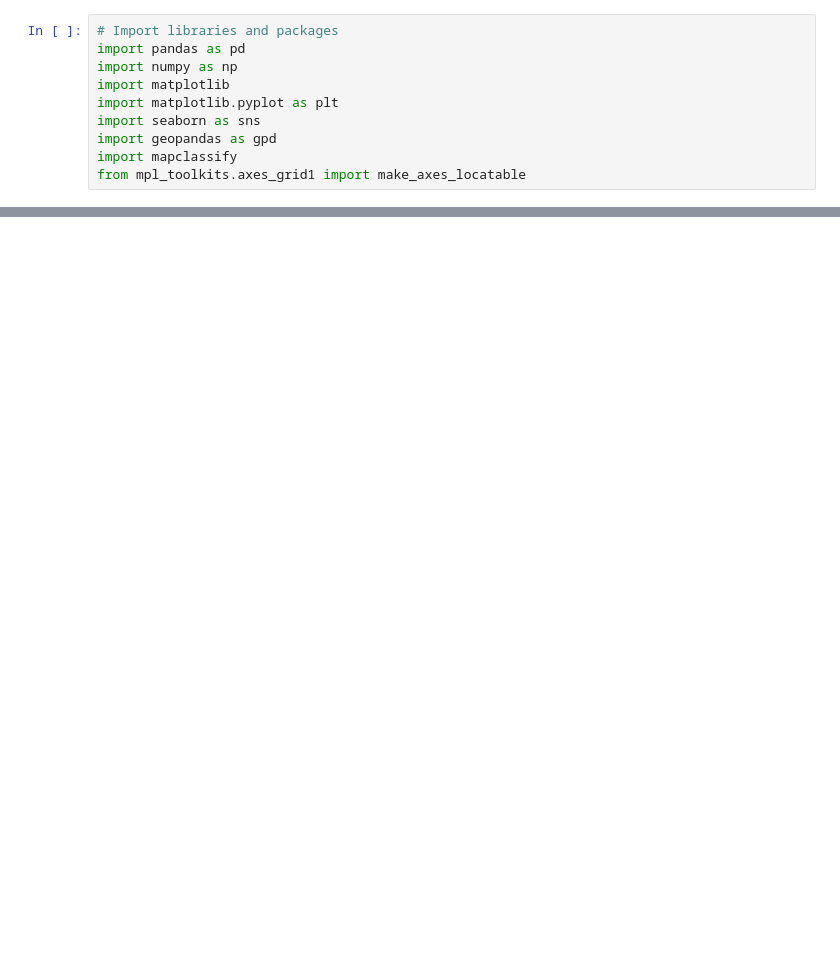
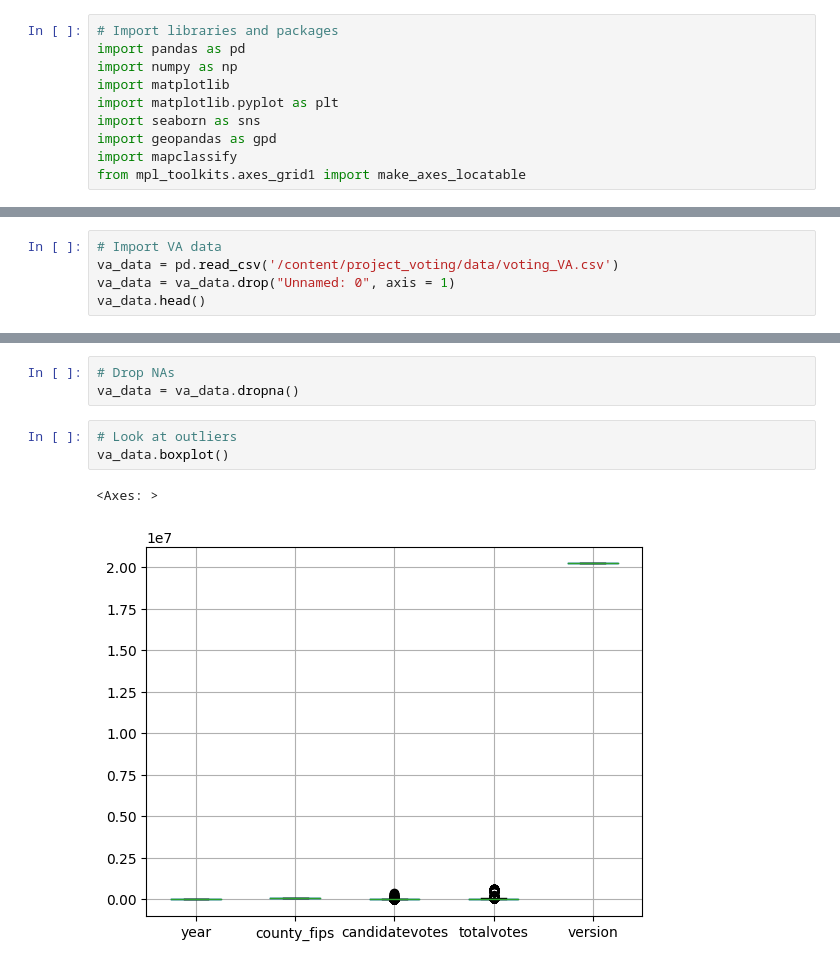
Before and after one commit to amolaka/Notable-Projects, a Jupyter notebook: voting_models.ipynb, the cells around one changed output, grey strips where cells are left out. Saved outputs shown, nothing was run; the diff lists cells and outputs as text; blank space fills up the shorter version.

Commit message:
cleaned va data and county adjacencies

```diff
--- a/voting_models.ipynb
+++ b/voting_models.ipynb
@@ -46,0 +46,5 @@ KeyError: 'STCOFIPS'
+# %%
+# Import VA data
+va_data = pd.read_csv('/content/project_voting/data/voting_VA.csv')
+va_data = va_data.drop("Unnamed: 0", axis = 1)
+va_data.head()
@@ -46,0 +58,9 @@ KeyError: 'STCOFIPS'
+# %%
+# Drop NAs
+va_data = va_data.dropna()
+# %%
+# Look at outliers
+va_data.boxplot()
+# %% [output]
+<Axes: >
+[figure, added]
```
Also changed, not shown: parts of 11 cells of this notebook.
